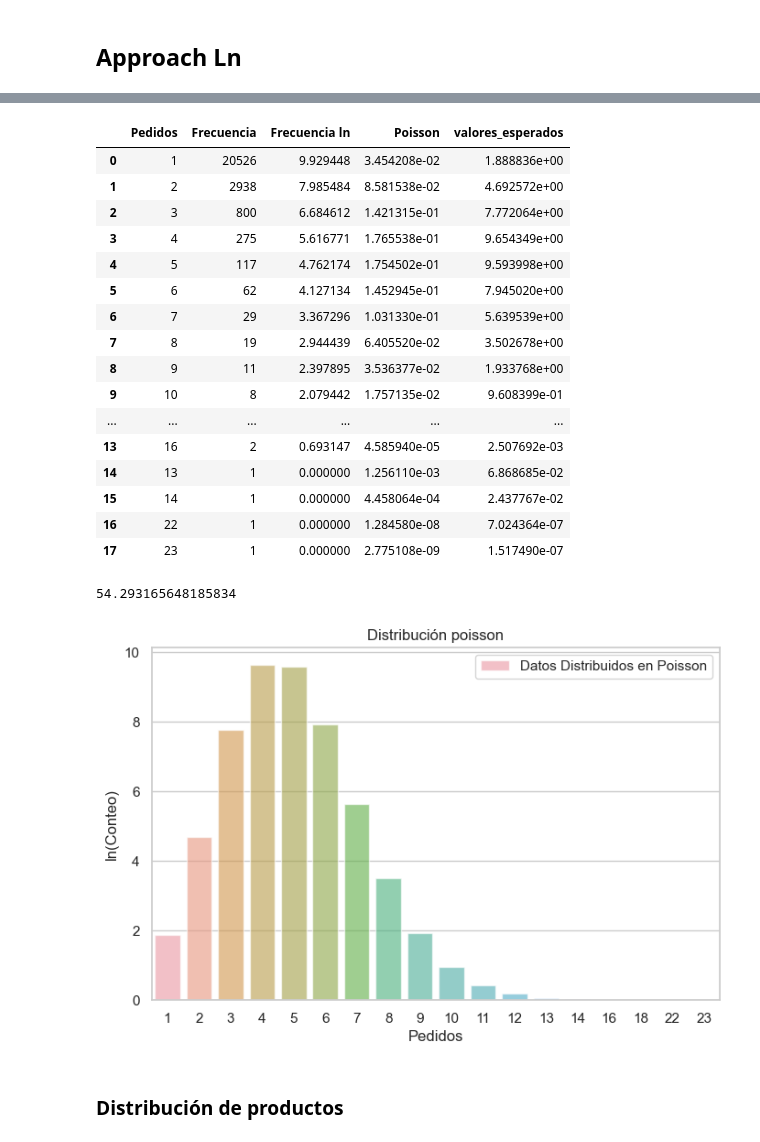
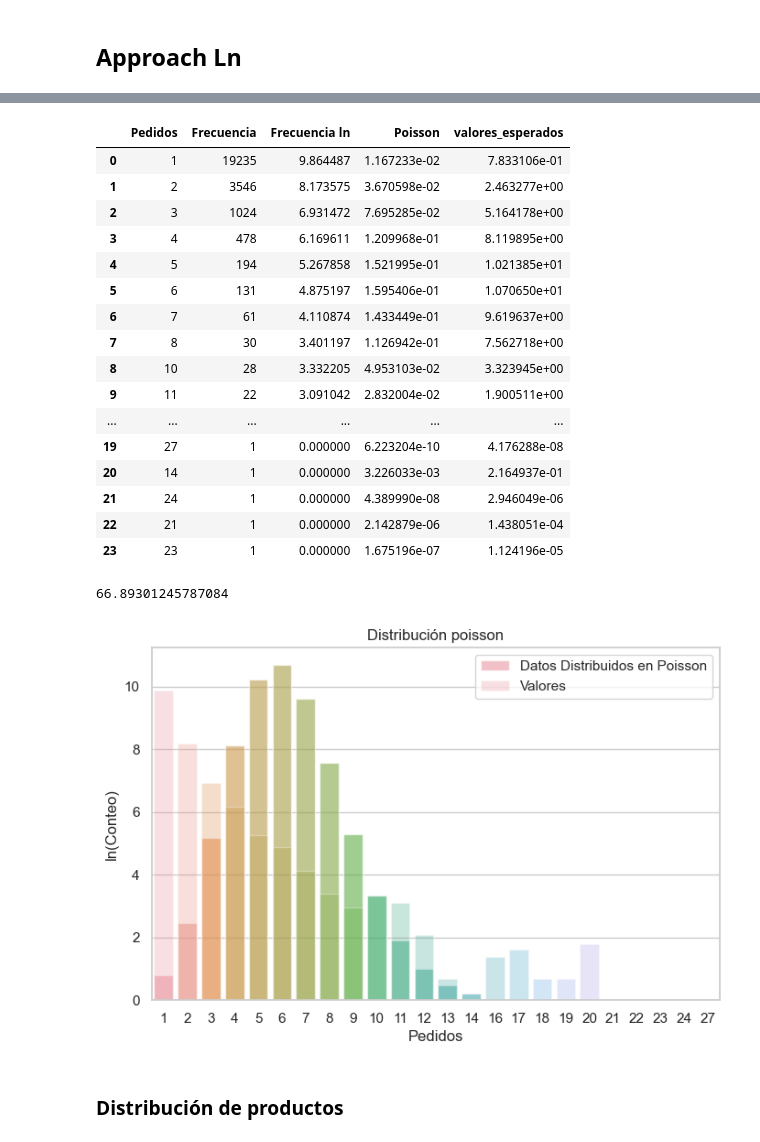
Before and after one commit to gerardoramc/AlgoritmoDatos, a Jupyter notebook: preproceso.ipynb, the cells around one changed output, grey strips where cells are left out. Saved outputs shown, nothing was run; the diff lists cells and outputs as text; code cells hidden in the pictures.

Commit message:
Generador de pedidos y nueva distribucion

```diff
--- a/preproceso.ipynb
+++ b/preproceso.ipynb
@@ -16,3 +30,15 @@ compras = pd.read_excel('informacion_compra.xlsx')
+# %%
+facturas = []
+productos = []
+for _,i in compras.iterrows():
+    facturas += [i[2]]*i[1]
+for _,i in compras.iterrows():
+    productos += [i[0]]*i[1]
+
+compras = pd.DataFrame({
+    "Factura": facturas,
+    "Producto": productos
+})
 # %%
 df = compras.groupby(['Factura']).size().reset_index(name='Frequency').Frequency.value_counts()
 df = df.reset_index()
@@ -24,53 +50,53 @@ df['valores_esperados'] = df['Poisson'] * np.sum(df['Frecuencia ln'])
 df
 # %% [output]
 |  | Pedidos | Frecuencia | Frecuencia ln | Poisson | valores_esperados |
-| 0 | 1 | 20526 | 9.929448 | 3.454208e-02 | 1.888836e+00 |
-| 1 | 2 | 2938 | 7.985484 | 8.581538e-02 | 4.692572e+00 |
-| 2 | 3 | 800 | 6.684612 | 1.421315e-01 | 7.772064e+00 |
-| 3 | 4 | 275 | 5.616771 | 1.765538e-01 | 9.654349e+00 |
-| 4 | 5 | 117 | 4.762174 | 1.754502e-01 | 9.593998e+00 |
-| 5 | 6 | 62 | 4.127134 | 1.452945e-01 | 7.945020e+00 |
-| 6 | 7 | 29 | 3.367296 | 1.031330e-01 | 5.639539e+00 |
-| 7 | 8 | 19 | 2.944439 | 6.405520e-02 | 3.502678e+00 |
-| 8 | 9 | 11 | 2.397895 | 3.536377e-02 | 1.933768e+00 |
-| 9 | 10 | 8 | 2.079442 | 1.757135e-02 | 9.608399e-01 |
+| 0 | 1 | 19235 | 9.864487 | 1.167233e-02 | 7.833106e-01 |
+| 1 | 2 | 3546 | 8.173575 | 3.670598e-02 | 2.463277e+00 |
+| 2 | 3 | 1024 | 6.931472 | 7.695285e-02 | 5.164178e+00 |
+| 3 | 4 | 478 | 6.169611 | 1.209968e-01 | 8.119895e+00 |
+| 4 | 5 | 194 | 5.267858 | 1.521995e-01 | 1.021385e+01 |
+| 5 | 6 | 131 | 4.875197 | 1.595406e-01 | 1.070650e+01 |
+| 6 | 7 | 61 | 4.110874 | 1.433449e-01 | 9.619637e+00 |
+| 7 | 8 | 30 | 3.401197 | 1.126942e-01 | 7.562718e+00 |
+| 8 | 10 | 28 | 3.332205 | 4.953103e-02 | 3.323945e+00 |
+| 9 | 11 | 22 | 3.091042 | 2.832004e-02 | 1.900511e+00 |
 | ... | ... | ... | ... | ... | ... |
-| 13 | 16 | 2 | 0.693147 | 4.585940e-05 | 2.507692e-03 |
-| 14 | 13 | 1 | 0.000000 | 1.256110e-03 | 6.868685e-02 |
-| 15 | 14 | 1 | 0.000000 | 4.458064e-04 | 2.437767e-02 |
-| 16 | 22 | 1 | 0.000000 | 1.284580e-08 | 7.024364e-07 |
-| 17 | 23 | 1 | 0.000000 | 2.775108e-09 | 1.517490e-07 |
+| 19 | 27 | 1 | 0.000000 | 6.223204e-10 | 4.176288e-08 |
+| 20 | 14 | 1 | 0.000000 | 3.226033e-03 | 2.164937e-01 |
+| 21 | 24 | 1 | 0.000000 | 4.389990e-08 | 2.946049e-06 |
+| 22 | 21 | 1 | 0.000000 | 2.142879e-06 | 1.438051e-04 |
+| 23 | 23 | 1 | 0.000000 | 1.675196e-07 | 1.124196e-05 |
 # %%
 df.valores_esperados.sum()
 # %% [output]
-54.293165648185834
+66.89301245787084
 # %%
 # Set the style of the plot
 sns.set(style="whitegrid")
 
 # Create a figure and axis
 plt.figure(figsize=(8, 5))
 
 # Plot the first set of bars with higher transparency
 sns.barplot(x='Pedidos', y='valores_esperados', data=df, alpha=0.6, label='Datos Distribuidos en Poisson')
 
 #sns.barplot(x='Pedidos', y='Frecuencia', data=df, alpha=0.6, label = 'Original')
 
 # Plot the second set of bars with lower transparency
-#sns.barplot(x='Pedidos', y='Frecuencia ln', data=df, alpha=0.3, label='Valores')
+sns.barplot(x='Pedidos', y='Frecuencia ln', data=df, alpha=0.3, label='Valores')
 
 # Add labels and title
 plt.xlabel('Pedidos')
 plt.ylabel('ln(Conteo)')
 plt.title('Distribución poisson')
 
 # Show legend
 plt.legend()
 
 # Show the plot
 plt.show()
 # %% [output]
-[figure, old version]
+[figure, new version]
 # %% [markdown]
 ### Distribución de productos
 # %%
```
Also changed, not shown: parts of 8 cells of this notebook.
